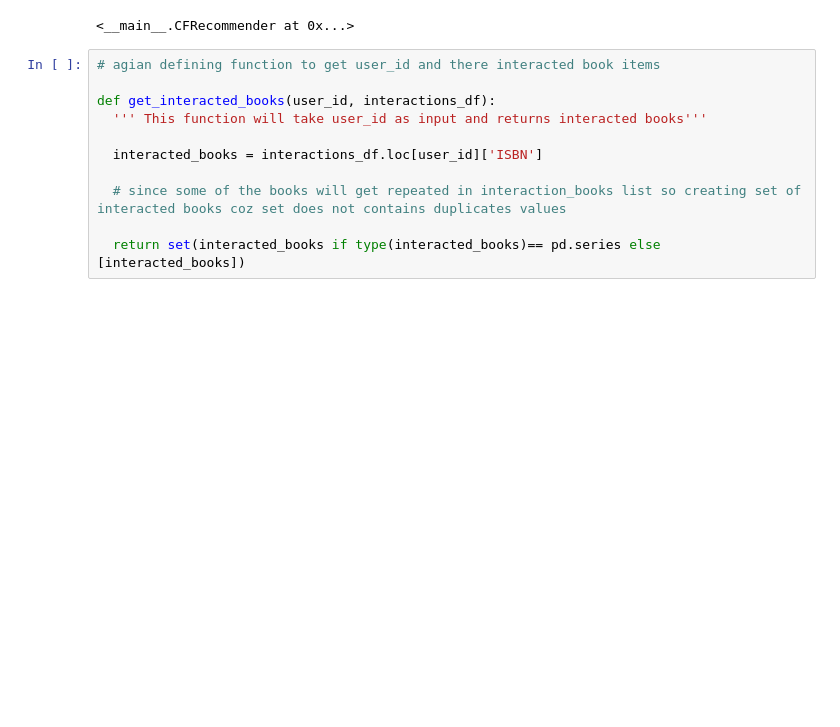
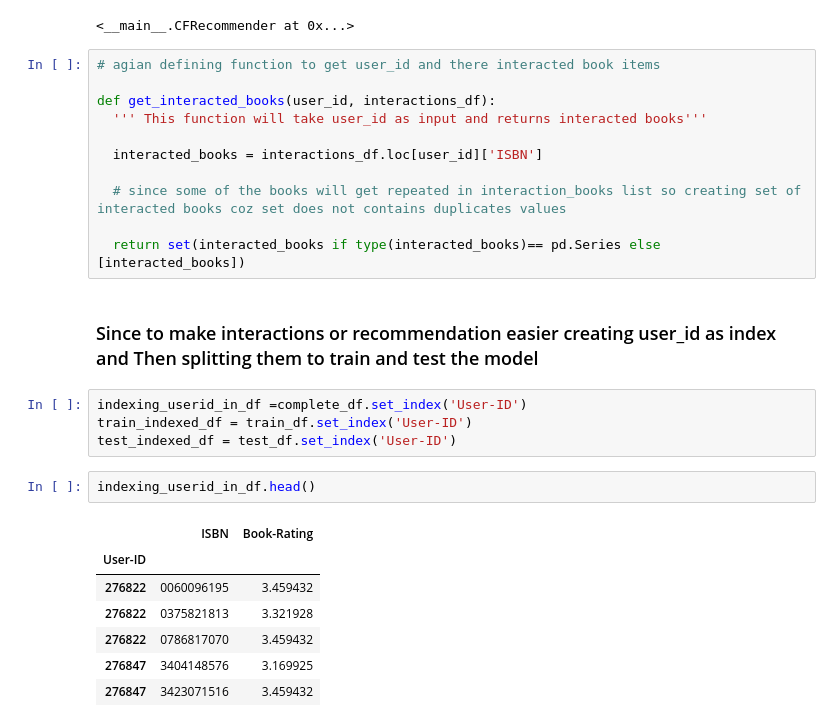
Before and after one commit to Suraj-7077/Unsupervised-ML-Book-Recommendation-system-Model, a Jupyter notebook: Unsupervised_ML_Capstone_Project_IV_.ipynb, the cells around one changed output. Saved outputs shown, nothing was run; the diff lists cells and outputs as text; blank space fills up the shorter version.

Commit message:
Model Evaluation commit

```diff
--- a/Unsupervised_ML_Capstone_Project_IV_.ipynb
+++ b/Unsupervised_ML_Capstone_Project_IV_.ipynb
@@ -1771,4 +1771,20 @@ def get_interacted_books(user_id, interactions_df):
 
   # since some of the books will get repeated in interaction_books list so creating set of interacted books coz set does not contains duplicates values
 
-  return set(interacted_books if type(interacted_books)== pd.series else [interacted_books])
+  return set(interacted_books if type(interacted_books)== pd.Series else [interacted_books])
+# %% [markdown]
+### Since to make interactions or recommendation easier creating user_id as index and Then splitting them to train and test the model
+# %%
+indexing_userid_in_df =complete_df.set_index('User-ID')
+train_indexed_df = train_df.set_index('User-ID')
+test_indexed_df = test_df.set_index('User-ID')
+# %%
+indexing_userid_in_df.head()
+# %% [output]
+|  | ISBN | Book-Rating |
+| User-ID |  |  |
+| 276822 | 0060096195 | 3.459432 |
+| 276822 | 0375821813 | 3.321928 |
+| 276822 | 0786817070 | 3.459432 |
+| 276847 | 3404148576 | 3.169925 |
+| 276847 | 3423071516 | 3.459432 |
```
Also changed, not shown: parts of 12 cells of this notebook.
